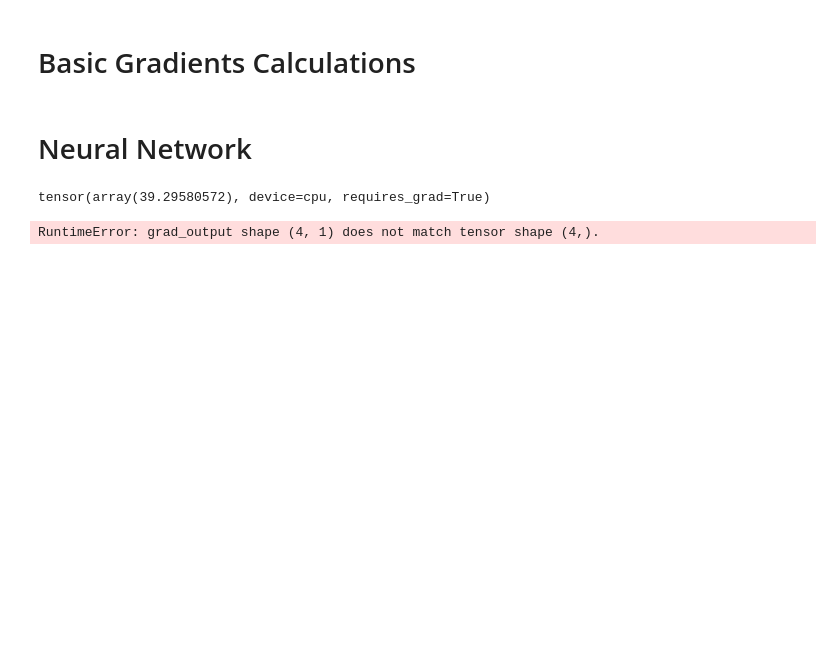
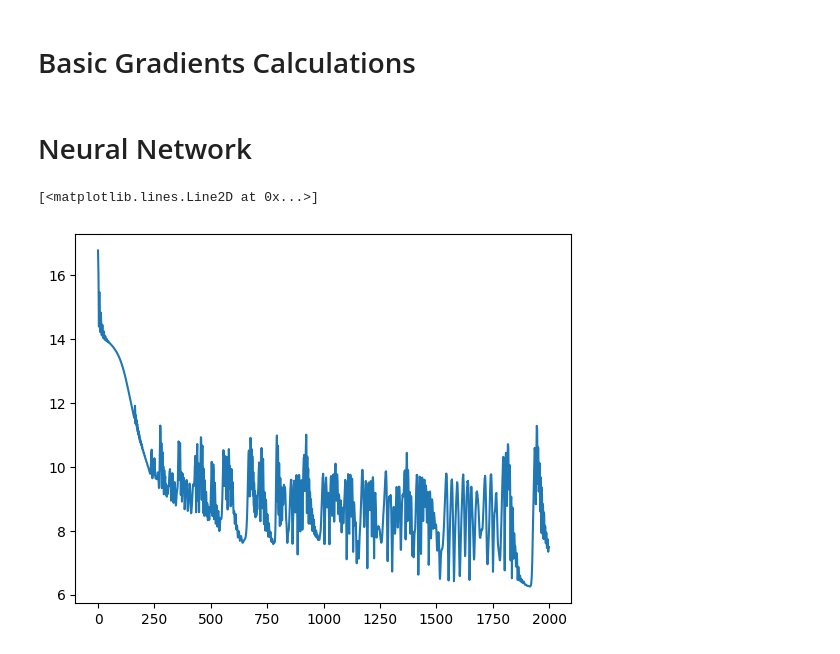
Before and after one commit to thien137/torchy, a Jupyter notebook: test.ipynb, the cells around one changed output. Saved outputs shown, nothing was run; the diff lists cells and outputs as text; code cells hidden in the pictures; blank space fills up the shorter version.

```diff
--- a/test.ipynb
+++ b/test.ipynb
@@ -76,9 +76,9 @@ from torchy.optim import Adam
 class Network(nn.Module):
     def __init__(self):
         super().__init__()
-        self.linear1 = Linear(3, 4)
-        self.linear2 = Linear(4, 4)
-        self.linear3 = Linear(4, 3)
+        self.linear1 = Linear(1, 32)
+        self.linear2 = Linear(32, 32)
+        self.linear3 = Linear(32, 1)
         self.relu = ReLU()
 
     def forward(self, x):
@@ -87,20 +87,28 @@ class Network(nn.Module):
         x = self.linear3(x)
         return x
 # %%
+epochs = 2000
+lr = 0.1
+
 model = Network()
 criterion = MSELoss()
-optimizer = Adam(model.parameters(), lr=0.01)
+optimizer = Adam(model.parameters(), lr=lr)
-# %%
-gt = torchy.Tensor([[1, 2, 3], [4, 5, 6]])
-
-x = torchy.Tensor([[3, 4, 5], [6, 7, 8]])
-y = model(x)
-
-loss = criterion(y, gt)
-loss
-# %% [output]
-tensor(array(39.29580572), device=cpu, requires_grad=True)
-# %%
-loss.backward()
-# %% [output]
-RuntimeError: grad_output shape (4, 1) does not match tensor shape (4,).
+# %%
+x = torchy.Tensor([[i] for i in range(-100, 100)])
+gt = x ** 2 + x + 1
+# %%
+losses = []
+for i in range(epochs):
+    optimizer.zero_grad()
+    y = model(x)
+    loss = criterion(y, gt)
+    loss.backward()
+    optimizer.step()
+    losses.append(np.log(loss.item()))
+# %%
+import matplotlib.pyplot as plt
+
+plt.plot(losses)
+# %% [output]
+[<matplotlib.lines.Line2D at 0x...>]
+[figure, added]
```
Also changed, not shown: parts of 1 cell of this notebook, 8 other files.
